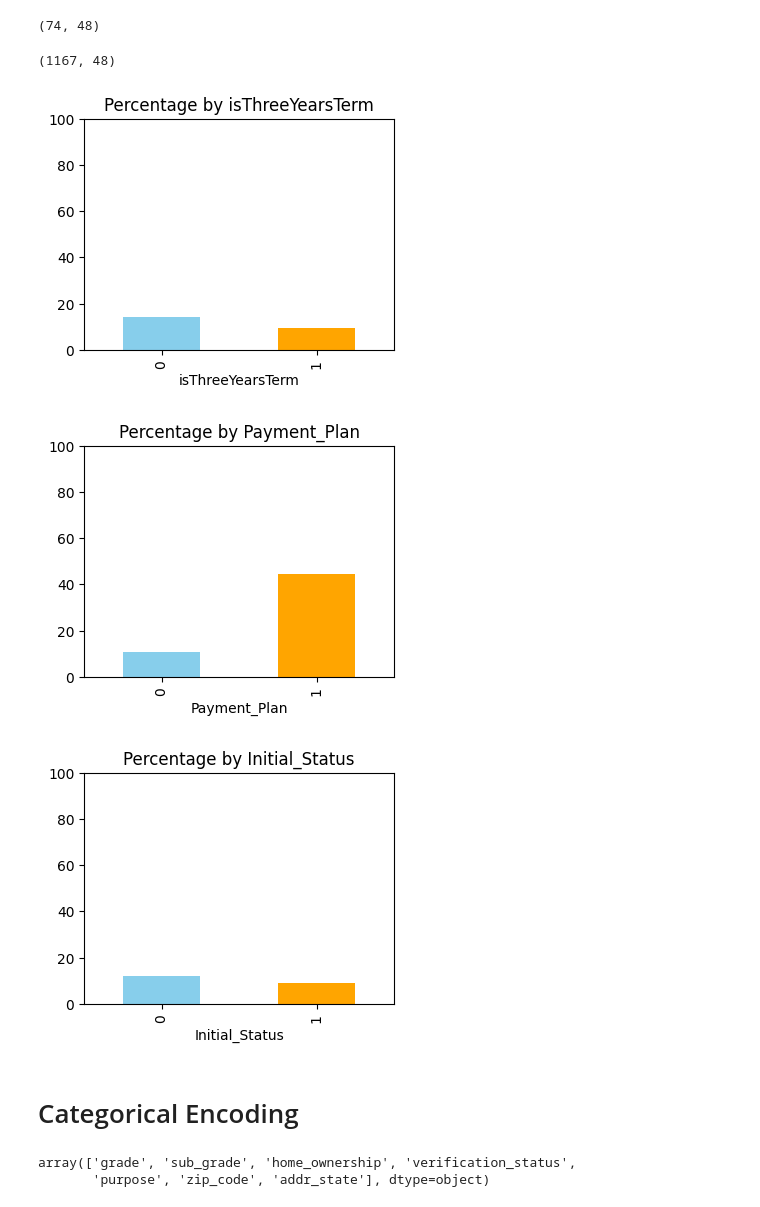
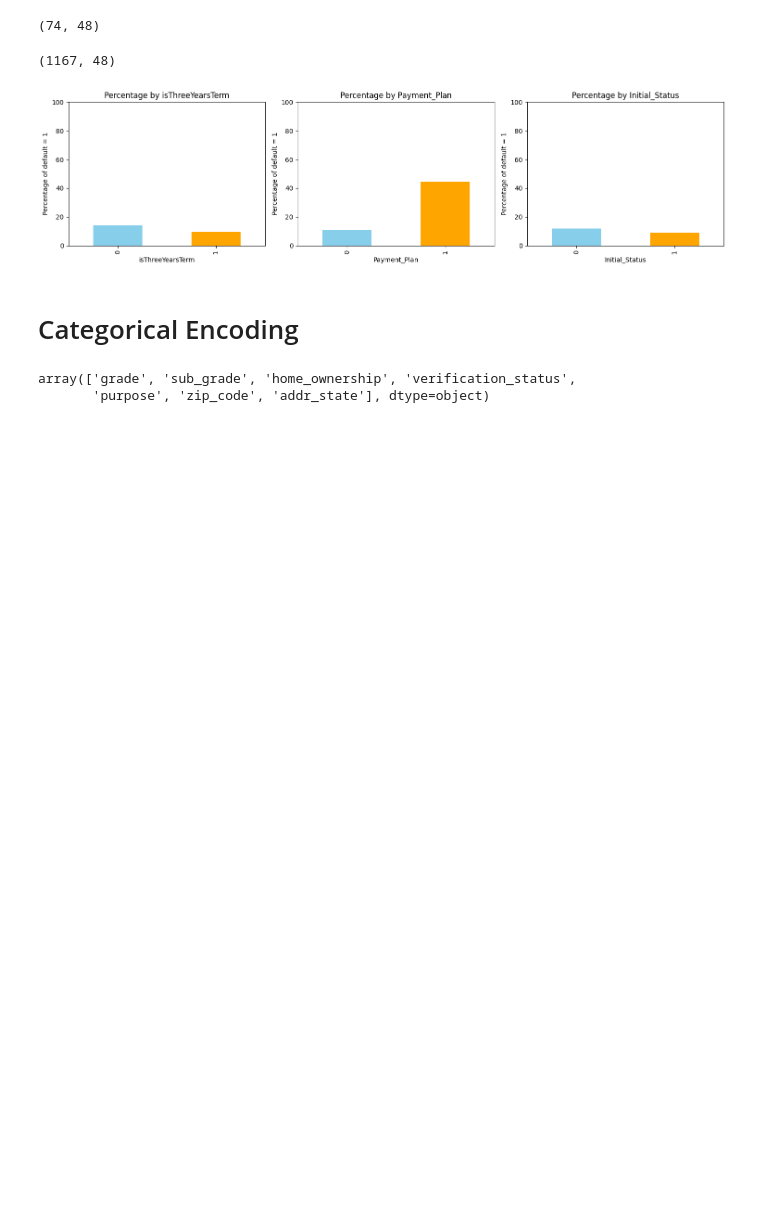
Before and after one commit to MYOUSSF/CreditRisk, a Jupyter notebook: Probability_of_Default_Modelling.ipynb, the cells around one changed output. Saved outputs shown, nothing was run; the diff lists cells and outputs as text; code cells hidden in the pictures; blank space fills up the shorter version.

```diff
--- a/Probability_of_Default_Modelling.ipynb
+++ b/Probability_of_Default_Modelling.ipynb
@@ -683,23 +686,30 @@ df = df[x1 & x2 & x4 & x5]
 # %%
-def plot_binary_percentages(df, binary_cols, target):
-    for col in binary_cols:
-        # Calculate the percentage of class 1 in each binary group
+def plot_binary_percentages(df, binary_cols, target, n_cols=2):
+    n_rows = (len(binary_cols) + n_cols - 1) // n_cols
+
+    fig, axes = plt.subplots(n_rows, n_cols, figsize=(5 * n_cols, 4 * n_rows))
+    axes = axes.flatten()
+
+    for i, col in enumerate(binary_cols):
         percentages = df.groupby(col)[target].mean() * 100
 
-        plt.figure(figsize=(4, 3))
-        percentages.plot(kind='bar', color=['skyblue', 'orange'])
-        plt.title(f'Percentage by {col}')
-        # plt.ylabel(f'Percentage of {target} = 1')
-        plt.xlabel(col)
-        plt.ylim(0, 100)
-        plt.show()
+        percentages.plot(kind='bar', ax=axes[i], color=['skyblue', 'orange'])
+        axes[i].set_title(f'Percentage by {col}')
+        axes[i].set_xlabel(col)
+        axes[i].set_ylim(0, 100)
+        axes[i].set_ylabel(f'Percentage of {target} = 1')
+
+    # Hide any unused subplots
+    for j in range(i + 1, len(axes)):
+        fig.delaxes(axes[j])
+
+    plt.tight_layout()
+    plt.show()
 
 binary_cols = ['isThreeYearsTerm', 'Payment_Plan', 'Initial_Status']
-plot_binary_percentages(df, binary_cols, target='default')
+plot_binary_percentages(df, binary_cols, target='default', n_cols=3)
 # %% [output]
-[figure, old version]
+[figure, new version]
-[figure, removed]
-[figure, removed]
 # %% [markdown]
 # Categorical Encoding
 # %%
```
Also changed, not shown: parts of 22 cells of this notebook.
